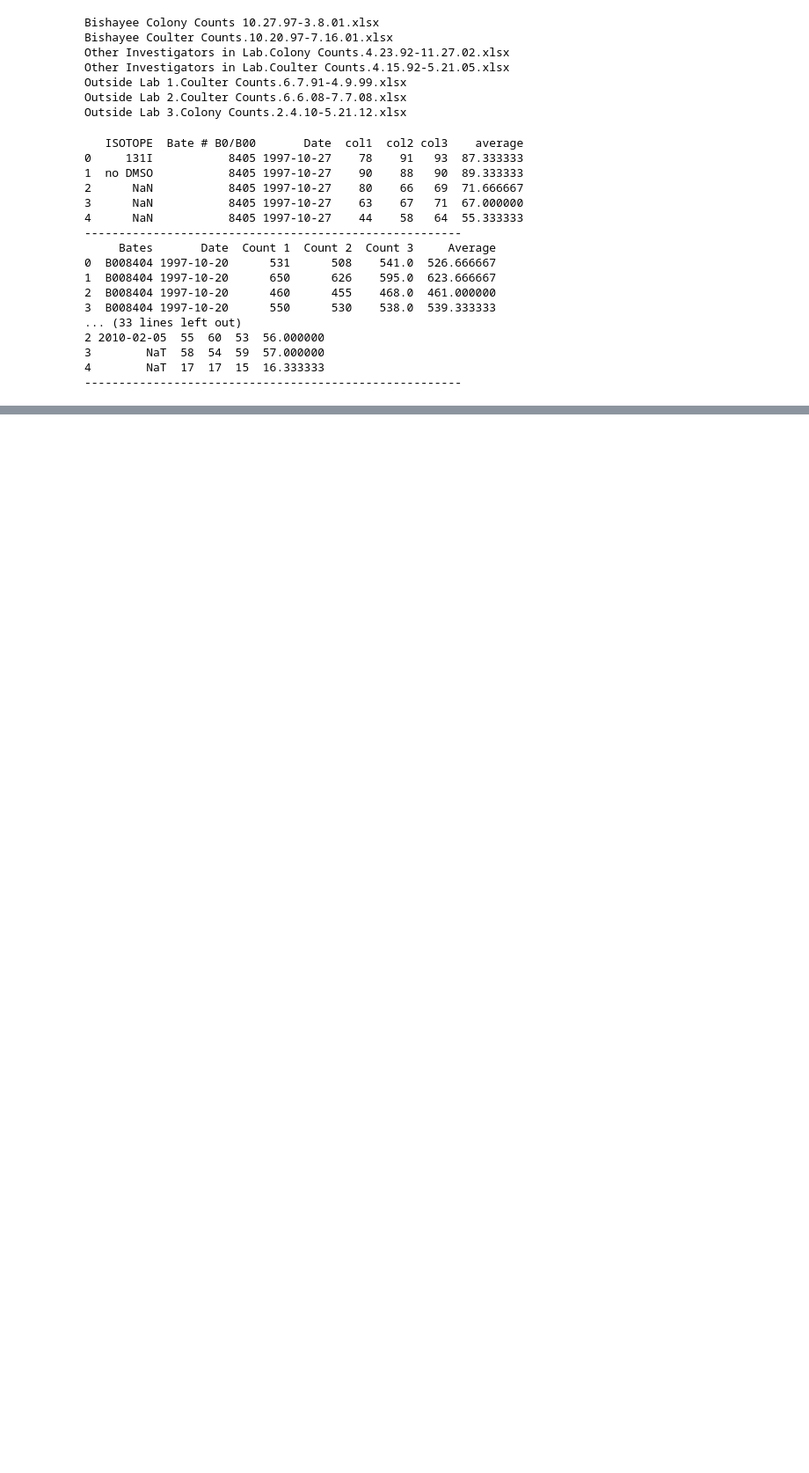
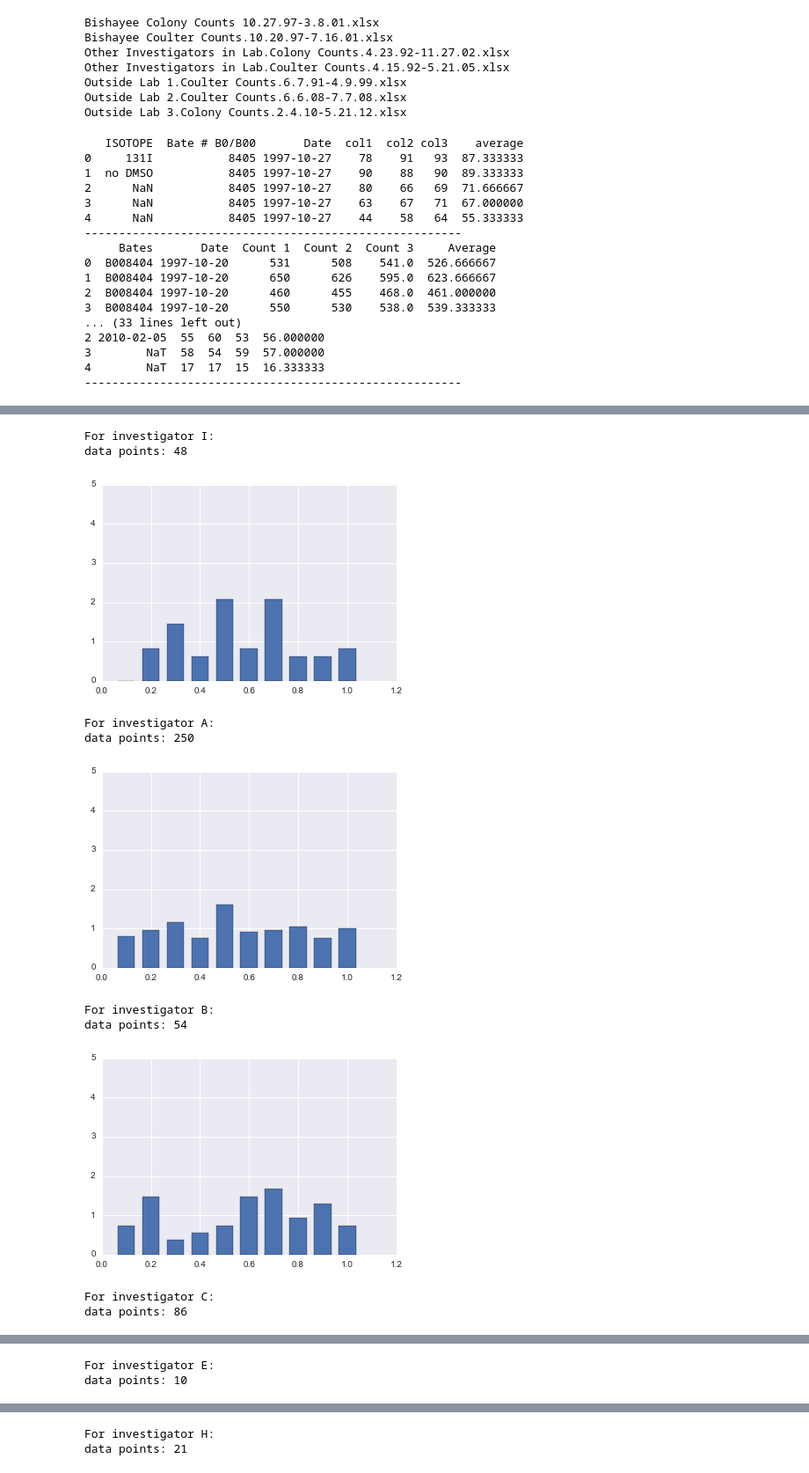
Before and after one commit to sofiatti/stat_analysis_radiobiological_data, a Jupyter notebook: exploring_data.ipynb, the cells around one changed output, grey strips where cells are left out. Shown: that part at 88% size. Saved outputs shown, nothing was run; the diff lists cells and outputs as text; code cells hidden in the pictures; blank space fills up the shorter version.

```diff
--- a/exploring_data.ipynb
+++ b/exploring_data.ipynb
@@ -83,0 +130,7 @@ array([[<matplotlib.axes._subplots.AxesSubplot object at 0x...>]], dtype=object)
+# %%
+hist, bins = np.histogram(list(other_final['Mid Ratios']), bins=np.arange(0.05,1.15, 0.1), normed=True)
+width = 0.7 * (bins[1] - bins[0])
+center = (np.arange(0.1,1.1, 0.1) )
+plt.bar(center, hist, align='center', width=width)
+plt.ylim(0,5)
+plt.show()
@@ -83,0 +141,23 @@ array([[<matplotlib.axes._subplots.AxesSubplot object at 0x...>]], dtype=object)
+# %%
+for investigator in ['I', 'A', 'B', 'C', 'E', 'H', 'D', 'F', 'G']:
+    print ('For investigator ' + investigator + ':')
+    inv = other_final[other_final['Inv'] == investigator]
+    print ('data points: %d' %len(inv))
+    hist, bins = np.histogram(list(inv['Mid Ratios']), bins=np.arange(0.05,1.15, 0.1), normed=True)
+    width = 0.7 * (bins[1] - bins[0])
+    center = (np.arange(0.1,1.1, 0.1) )
+    plt.bar(center, hist, align='center', width=width)
+    plt.ylim(0,5)
+    plt.show()
+# %% [output]
+For investigator I:
+data points: 48
+[figure, added]
+For investigator A:
+data points: 250
+[figure, added]
+For investigator B:
+data points: 54
+[figure, added]
+For investigator C:
+data points: 86
@@ -83,0 +165,2 @@ array([[<matplotlib.axes._subplots.AxesSubplot object at 0x...>]], dtype=object)
+For investigator E:
+data points: 10
@@ -83,0 +168,2 @@ array([[<matplotlib.axes._subplots.AxesSubplot object at 0x...>]], dtype=object)
+For investigator H:
+data points: 21
```
Also changed, not shown: parts of 15 cells of this notebook.
